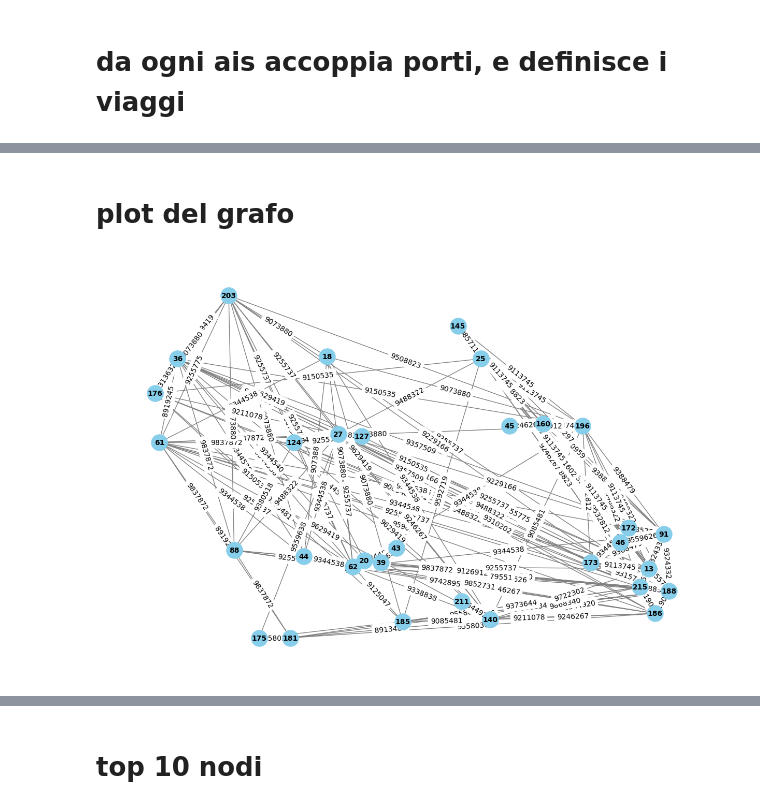
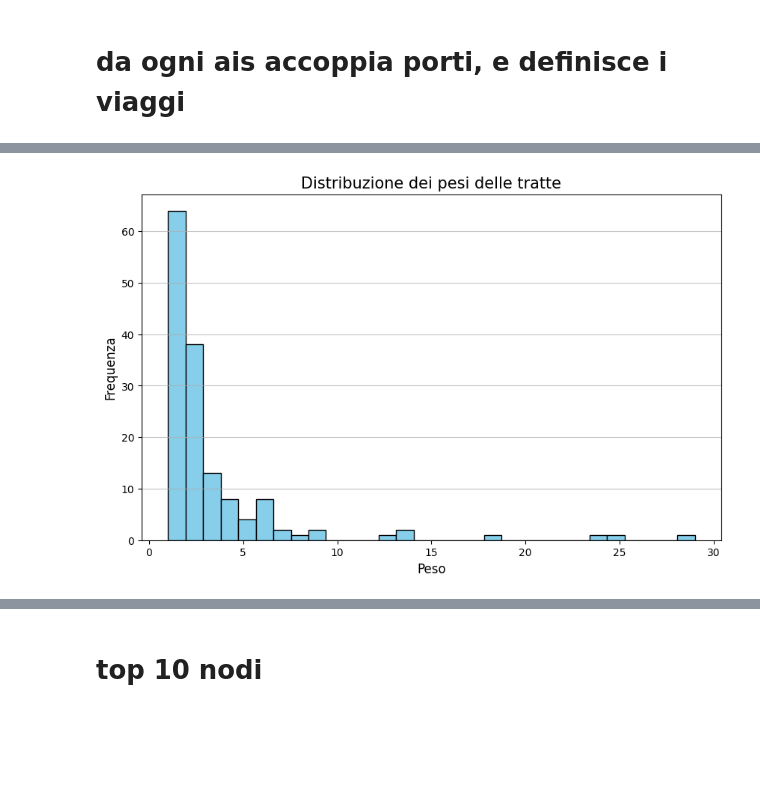
Before and after one commit to nudric25/tesi, a Jupyter notebook: VOY/VOY_mainclass.ipynb, the cells around one changed output, grey strips where cells are left out. Saved outputs shown, nothing was run; the diff lists cells and outputs as text; code cells hidden in the pictures; blank space fills up the shorter version.

```diff
--- a/VOY/VOY_mainclass.ipynb
+++ b/VOY/VOY_mainclass.ipynb
@@ -186,34 +208,23 @@ archi
-# %% [markdown]
-# plot del grafo
-# %%
-import pandas as pd
-import networkx as nx
-import matplotlib.pyplot as plt
-
-# Supponiamo che 'ports' e 'df_viaggi' siano già definiti
-
-# Carica il DataFrame dei porti (se non è già caricato)
-# ports = pd.read_csv('path_to_ports.csv')
-
-# Crea un dizionario di posizioni per i nodi utilizzando le coordinate dei porti
-pos = ports.set_index('PORT_CODE')[['LONGITUDE', 'LATITUDE']].to_dict(orient='index')
-pos = {k: (v['LONGITUDE'], v['LATITUDE']) for k, v in pos.items()}
-
-# Rimuovi duplicati e converti i codici portuali in interi
-df_viaggi = df_viaggi.drop_duplicates()
-df_viaggi['Source'] = df_viaggi['Source'].astype(int)
-df_viaggi['Destination'] = df_viaggi['Destination'].astype(int)
-
-# Crea il grafo
-G = nx.from_pandas_edgelist(df_viaggi, 'Source', 'Destination', ['IMO'])
-
-# Disegna il grafo con le posizioni basate sulle coordinate
-plt.figure(figsize=(12, 8))
-nx.draw(G, pos, with_labels=True, node_size=500, node_color='skyblue', font_size=10, font_weight='bold', edge_color='gray')
-edge_labels = nx.get_edge_attributes(G, 'IMO')
-nx.draw_networkx_edge_labels(G, pos, edge_labels=edge_labels)
-
-# Mostra il grafico
-plt.show()
-# %% [output]
-[figure, removed]
+# %%
+import pandas as pd
+import matplotlib.pyplot as plt
+
+# Carica il dataframe archi
+archi = pd.read_csv('archi.csv')  # Assicurati che il file CSV sia nella stessa directory o fornisci il percorso corretto
+
+# Crea un istogramma dei pesi
+plt.figure(figsize=(10, 6))
+plt.hist(archi['Weight'], bins=30, color='skyblue', edgecolor='black')
+
+# Aggiungi titoli e etichette
+plt.title('Distribuzione dei pesi delle tratte', fontsize=15)
+plt.xlabel('Peso', fontsize=12)
+plt.ylabel('Frequenza', fontsize=12)
+
+# Mostra la griglia per facilitare la lettura
+plt.grid(axis='y', alpha=0.75)
+
+# Mostra il grafico
+plt.show()
+# %% [output]
+[figure, added]
```
Also changed, not shown: parts of 9 cells of this notebook.
